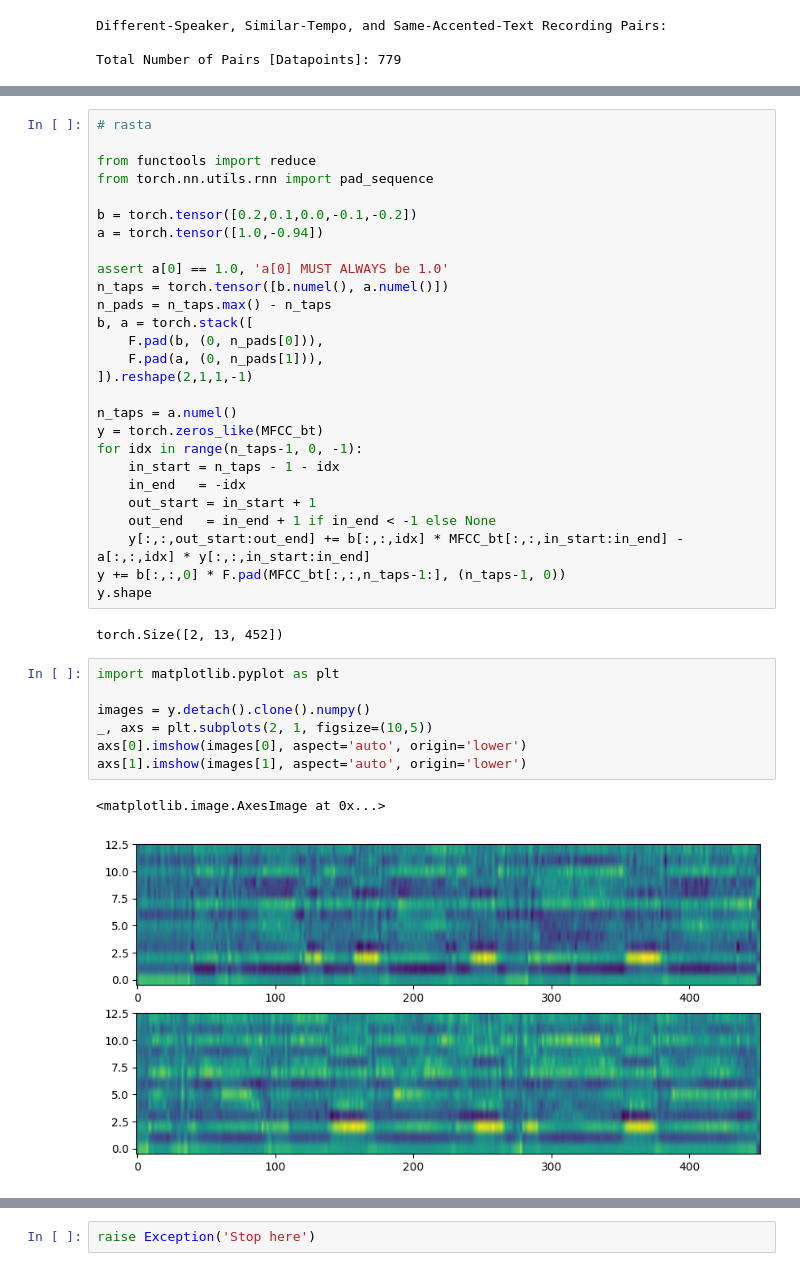
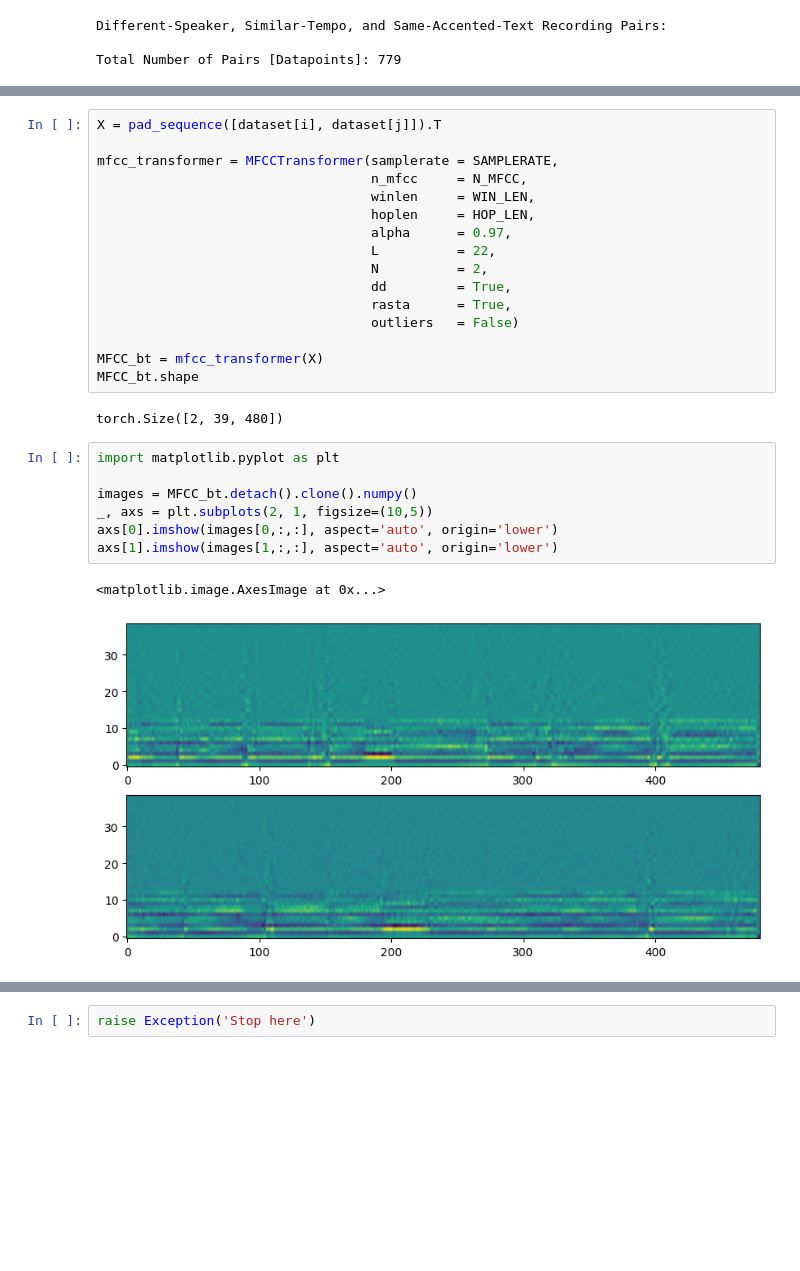
Before and after one commit to m-behery/disentanglement, a Jupyter notebook: notebook.ipynb, the cells around one changed output, grey strips where cells are left out. Cells and saved outputs as stored; diff of their text form; blank space fills up the shorter version.

```diff
--- a/notebook.ipynb
+++ b/notebook.ipynb
@@ -227,39 +283,28 @@ torch.Size([2, 13, 452])
-# %%
-# rasta
-
-from functools import reduce
-from torch.nn.utils.rnn import pad_sequence
-
-b = torch.tensor([0.2,0.1,0.0,-0.1,-0.2])
-a = torch.tensor([1.0,-0.94])
-
-assert a[0] == 1.0, 'a[0] MUST ALWAYS be 1.0'
-n_taps = torch.tensor([b.numel(), a.numel()])
-n_pads = n_taps.max() - n_taps
-b, a = torch.stack([
-    F.pad(b, (0, n_pads[0])),
-    F.pad(a, (0, n_pads[1])),
-]).reshape(2,1,1,-1)
-
-n_taps = a.numel()
-y = torch.zeros_like(MFCC_bt)
-for idx in range(n_taps-1, 0, -1):
-    in_start = n_taps - 1 - idx
-    in_end   = -idx
-    out_start = in_start + 1
-    out_end   = in_end + 1 if in_end < -1 else None
-    y[:,:,out_start:out_end] += b[:,:,idx] * MFCC_bt[:,:,in_start:in_end] - a[:,:,idx] * y[:,:,in_start:in_end]
-y += b[:,:,0] * F.pad(MFCC_bt[:,:,n_taps-1:], (n_taps-1, 0))
-y.shape
-# %% [output]
-torch.Size([2, 13, 452])
+# %%
+X = pad_sequence([dataset[i], dataset[j]]).T
+
+mfcc_transformer = MFCCTransformer(samplerate = SAMPLERATE,
+                                   n_mfcc     = N_MFCC,
+                                   winlen     = WIN_LEN,
+                                   hoplen     = HOP_LEN,
+                                   alpha      = 0.97,
+                                   L          = 22,
+                                   N          = 2,
+                                   dd         = True,
+                                   rasta      = True,
+                                   outliers   = False)
+
+MFCC_bt = mfcc_transformer(X)
+MFCC_bt.shape
+# %% [output]
+torch.Size([2, 39, 480])
 # %%
 import matplotlib.pyplot as plt
 
-images = y.detach().clone().numpy()
+images = MFCC_bt.detach().clone().numpy()
 _, axs = plt.subplots(2, 1, figsize=(10,5))
-axs[0].imshow(images[0], aspect='auto', origin='lower')
-axs[1].imshow(images[1], aspect='auto', origin='lower')
+axs[0].imshow(images[0,:,:], aspect='auto', origin='lower')
+axs[1].imshow(images[1,:,:], aspect='auto', origin='lower')
 # %% [output]
 <matplotlib.image.AxesImage at 0x...>
-[figure, old version]
+[figure, new version]
```
Also changed, not shown: parts of 3 cells of this notebook.
